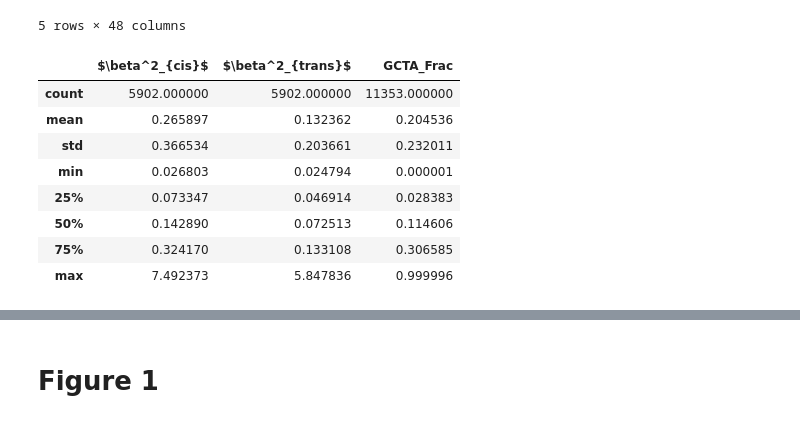
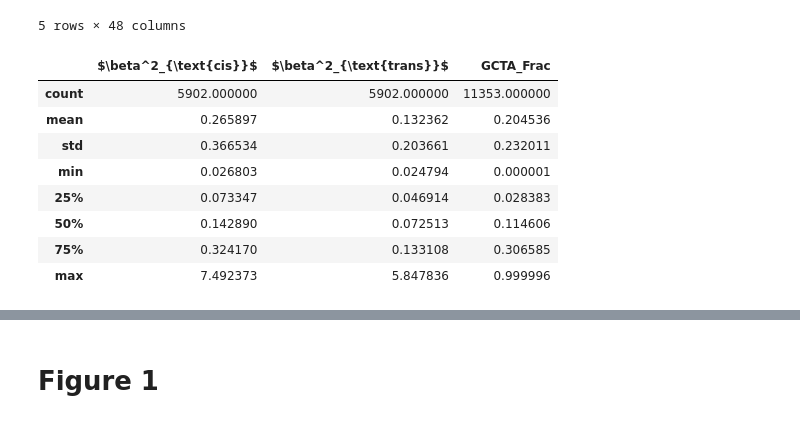
Before and after one commit to maguirre1/qtl-structure, a Jupyter notebook: figures/Fig1_Motivation.ipynb, the cells around one changed output, grey strips where cells are left out. Cells and saved outputs as stored; diff of their text form; code cells hidden in the pictures.

```diff
--- a/figures/Fig1_Motivation.ipynb
+++ b/figures/Fig1_Motivation.ipynb
@@ -124,11 +126,11 @@ Index(['GENE', 'raw_mean_count_per_gene', 'raw_median_count_per_gene',
 # %%
 # add some stuff to Ouwens' df
 h2['GCTA_Frac'] = h2['GCTA_VG2ofVp'] / h2['GCTA_Sum']
-h2[[r'$\beta^2_{cis}$', r'$\beta^2_{trans}$']] = h2[['cis_eqtl_beta', 'trans_eqtl_beta']] ** 2
+h2[[r'$\beta^2_{\text{cis}}$', r'$\beta^2_{\text{trans}}$']] = h2[['cis_eqtl_beta', 'trans_eqtl_beta']] ** 2
 
-display(h2[[r'$\beta^2_{cis}$', r'$\beta^2_{trans}$', 'GCTA_Frac']].describe())
+display(h2[[r'$\beta^2_{\text{cis}}$', r'$\beta^2_{\text{trans}}$', 'GCTA_Frac']].describe())
 # %% [output]
-|  | $\beta^2_{cis}$ | $\beta^2_{trans}$ | GCTA_Frac |
+|  | $\beta^2_{\text{cis}}$ | $\beta^2_{\text{trans}}$ | GCTA_Frac |
 | count | 5902.000000 | 5902.000000 | 11353.000000 |
 | mean | 0.265897 | 0.132362 | 0.204536 |
 | std | 0.366534 | 0.203661 | 0.232011 |
```
Also changed, not shown: parts of 16 cells of this notebook, 16 other files.
